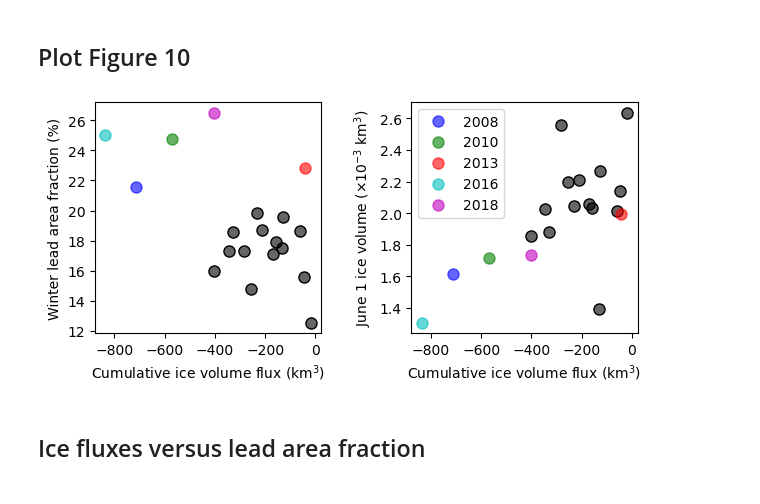
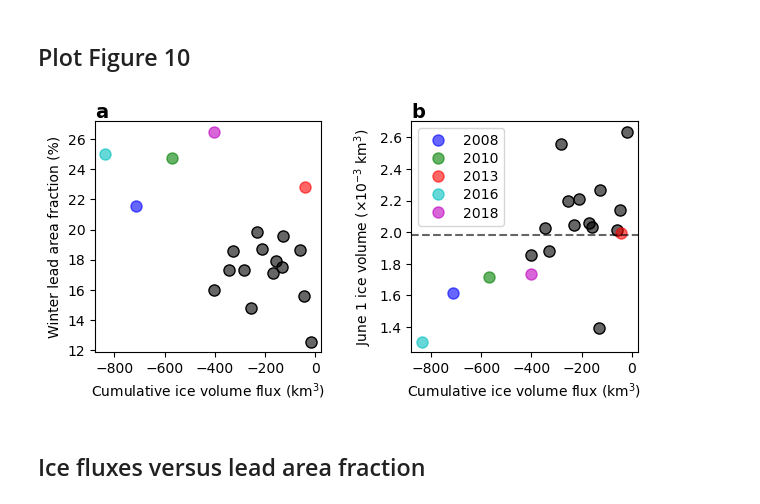
Before and after one commit to rheinlender/beaufort-breakup-nextsimOPA, a Jupyter notebook: notebooks/fig10_scatter_iceFlux_leadFrac.ipynb, the cells around one changed output. Cells and saved outputs as stored; diff of their text form; code cells hidden in the pictures.

Commit message:
updates to plots

```diff
--- a/notebooks/fig10_scatter_iceFlux_leadFrac.ipynb
+++ b/notebooks/fig10_scatter_iceFlux_leadFrac.ipynb
@@ -54,7 +54,7 @@ plt.imshow(msk_moore22)
 ##############################
 
 # get area info from model grid and add to dataset
-creg_grid = grd.CREGgrid('../grid_files', bbox)
+creg_grid = grd.CREGgrid('/home/rheinlender/projects/beaufort-breakup-nextsimOPA/grid_files', bbox)
 ds['mod_area'] = (('y','x'), creg_grid.get_area())
 ds['mod_area'].attrs = {'units':'m2', 'long_name':'grid_cell_area'}
 
@@ -138,3 +171,7 @@ sivBS_june1.attrs = dict(
         long_name="Beaufort sea ice volume",
         units="km3",
     )
+
+## calculate June 1 ice volume climatology
+
+sivBS_june1_clim = sivBS_june1.mean('year')
@@ -163,35 +234,45 @@ fig.subplots_adjust(hspace=0.1, wspace=0.4)
 
 ax0.set_xlabel(r'Cumulative ice volume flux (km$^3$)')
 ax0.set_ylabel('Winter lead area fraction (%)')
 ax1.set_ylabel(r'June 1 ice volume ($\times10^{-3}$ km$^3$)')
 ax1.set_xlabel(r'Cumulative ice volume flux (km$^3$)')
 
 # Sp1 - lead fraction vs volume flux
 ax0.plot(x.where(~np.isin(a,b)), y.where(~np.isin(a,b)), markerfacecolor=(0,0,0,.6), markeredgecolor=(0,0,0,1), linestyle='None', marker='o', markersize=8)
 
 for i, j, color, marker in zip(x.where(np.isin(a,b)).dropna('time'),
                                y.where(np.isin(a,b)).dropna('year'),
                                colors,
                                markers):
     ax0.plot(i, j, linestyle='None', marker=marker ,color=color, markeredgecolor=color, alpha=0.6, markersize=8)
 
 # Sp2 - volume flux vs june ice volume
 ax1.plot(x1.where(~np.isin(a,b)), y1.where(~np.isin(a,b)), markerfacecolor=(0,0,0,.6), markeredgecolor=(0,0,0,1), linestyle='None', marker='o', markersize=8)
 lines=[]
 for i, j, color, marker in zip(x1.where(np.isin(a,b)).dropna('time'),
                                y1.where(np.isin(a,b)).dropna('year'),
                                colors,
                                markers):
     year = i.time.values
     lines += ax1.plot(i, j, linestyle='None', marker=marker ,color=color, markeredgecolor=color, alpha=0.6, markersize=8, label=str(year))
 
+# add SIV June 1 climatology
+plt.axhline(y=sivBS_june1_clim*1E-3, color='k', ls='--', alpha=0.6)
+
 labels = [l.get_label() for l in lines]
-plt.legend(lines, labels, loc='upper left')
+plt.legend(lines, labels, loc='upper left', labelspacing=0.3)
+
+# add figure labels
+axes = (ax0,ax1)
+labels = ['a', 'b']
+for ax, lab in zip(axes, labels):
+    ax.text(0.0, 1.08, lab, transform=ax.transAxes,fontsize=14, fontweight='bold', va='top')
+
 plt.show()
 
 fig.savefig('../figures/' + f'fig10_correl_icevolFlux_leadFrac_iceVol_moore22_w-brkup.png', dpi=300, bbox_inches='tight')
 # %% [output]
-[figure, old version]
+[figure, new version]
 # %% [markdown]
 ## Ice fluxes versus lead area fraction
 # %%
```
Also changed, not shown: parts of 4 cells of this notebook, 8 other files.
